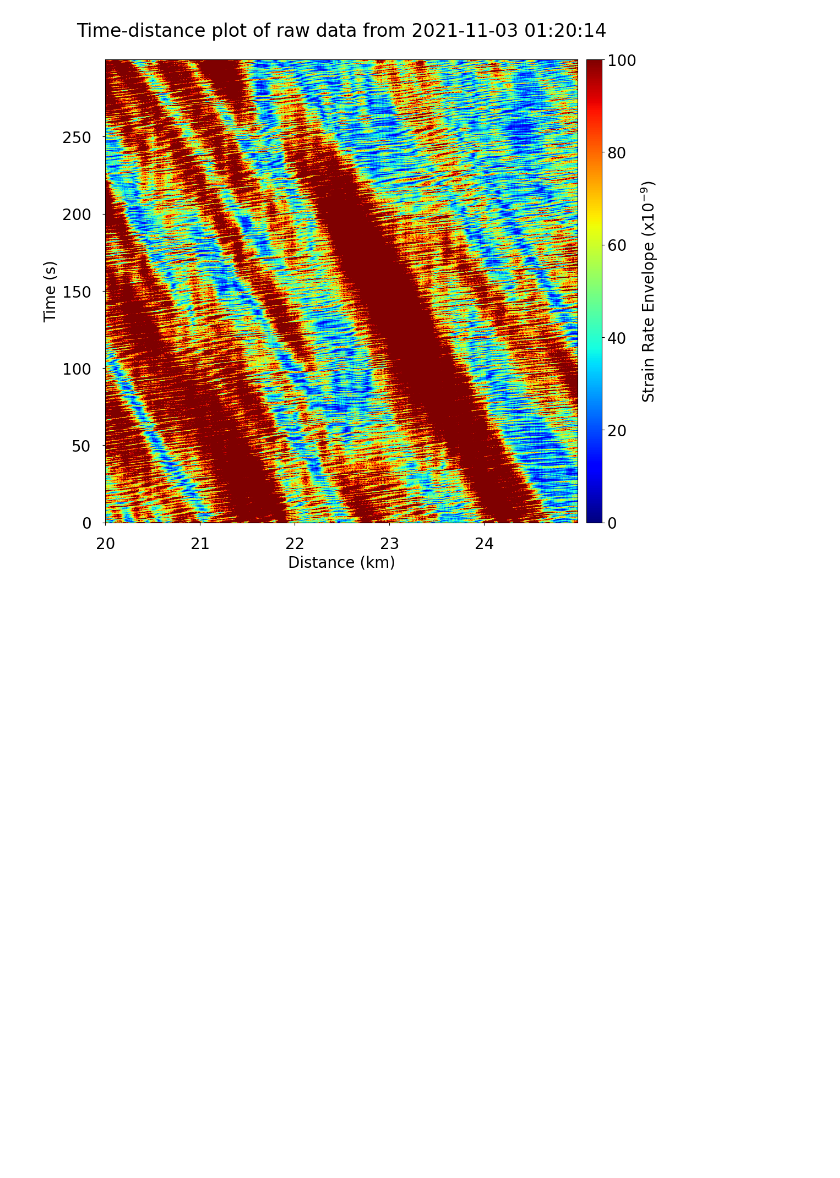
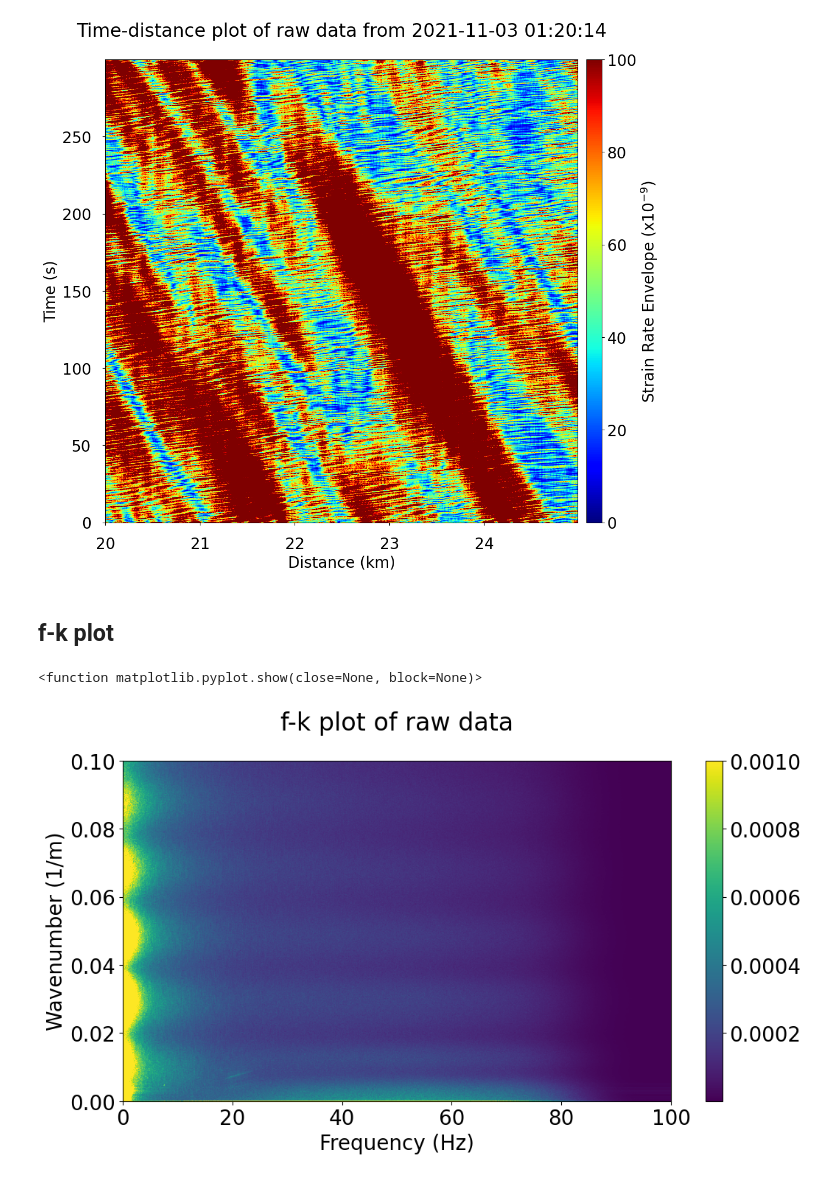
Before and after one commit to UW-MLGEO/DASclassification, a Jupyter notebook: notebooks/Data_Manipulation.ipynb, the cells around one changed output. Saved outputs shown, nothing was run; the diff lists cells and outputs as text; code cells hidden in the pictures; blank space fills up the shorter version.

Commit message:
Calculating and plotting f-k as EDA

```diff
--- a/notebooks/Download_Data.ipynb
+++ b/notebooks/Data_Manipulation.ipynb
@@ -161,3 +160,29 @@ plt.show
 # %% [output]
 <function matplotlib.pyplot.show(close=None, block=None)>
 [figure]
+# %% [markdown]
+## f-k plot
+# %%
+# Calculating FFT of the raw data
+nnx, nns = str_rate.shape
+fk_trace = np.fft.fftshift(np.fft.fft2(str_rate))
+freq = np.fft.fftshift(np.fft.fftfreq(nns, d=1 / fs))
+knum = np.fft.fftshift(np.fft.fftfreq(nnx, d=channels_chunk[2] * dx))
+# %%
+frq_max = 100
+frq_min = 0
+vmax = 0.001
+
+# Plot the f-k spectrum
+plt.figure(figsize=(12, 6))
+shw = plt.imshow(np.abs(fk_trace), aspect='auto', extent=[freq[0], freq[-1], knum[0], knum[-1]], origin='lower', vmin=None, vmax=vmax)
+plt.colorbar(shw)
+plt.xlabel('Frequency (Hz)')
+plt.ylabel('Wavenumber (1/m)')
+plt.xlim(frq_min, min(frq_max, fs/2))
+plt.ylim(0, min(frq_max*0.001, 1/(2*dx)))
+plt.title(f'f-k plot of raw data', pad=30)
+plt.show
+# %% [output]
+<function matplotlib.pyplot.show(close=None, block=None)>
+[figure, added]
```
Also changed, not shown: parts of 7 cells of this notebook, 1 other file.
